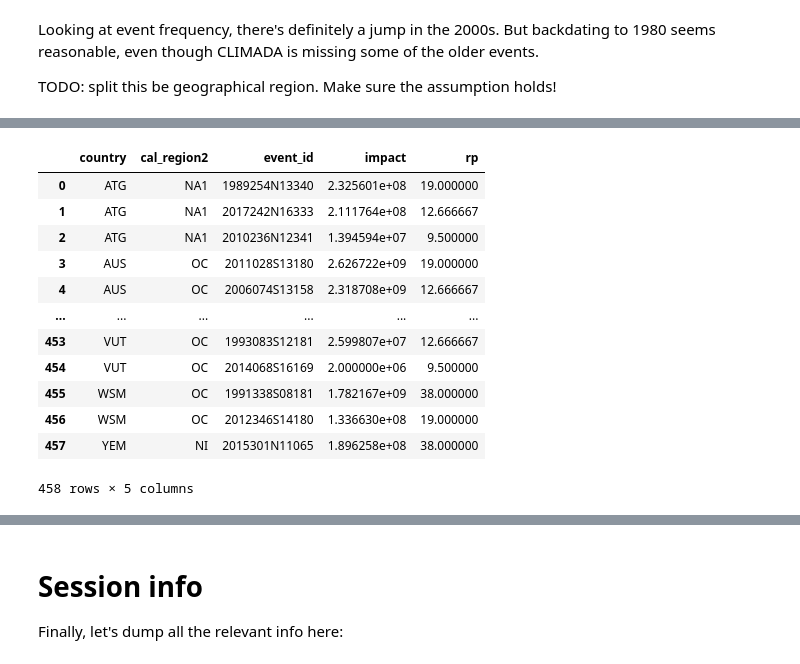
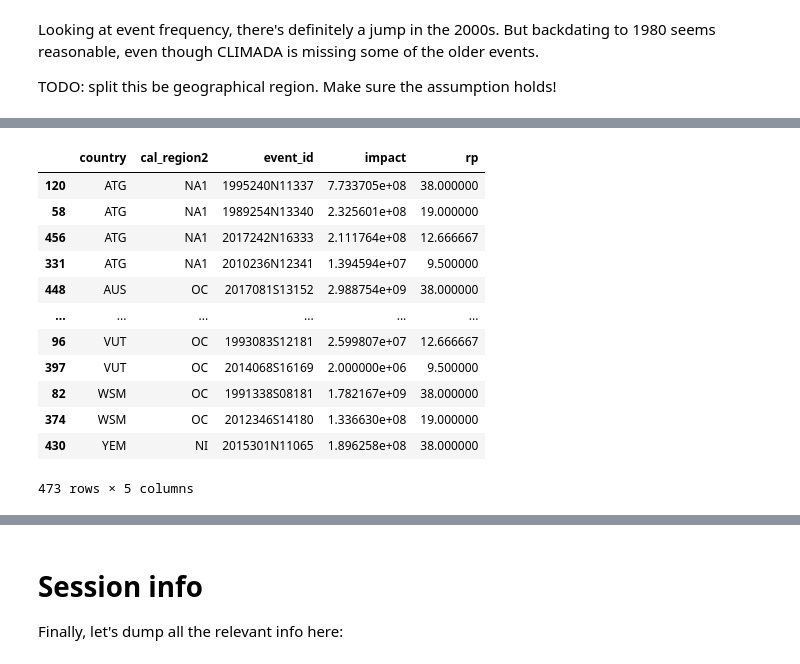
Before and after one commit to ChrisFairless/nccs-supply-chain, a Jupyter notebook: resources/observations/scripts/TC.ipynb, the cells around one changed output, grey strips where cells are left out. Drawn from its saved outputs; the diff is of its cells as text; code cells hidden in the pictures.

```diff
--- a/resources/observations/scripts/TC.ipynb
+++ b/resources/observations/scripts/TC.ipynb
@@ -160,20 +165,20 @@ rps = rps[['country', 'region_id', 'cal_region2', 'year', 'EM_ID',\
 # %%
 rps.to_csv(Path(output_dir, 'tc_full.csv'), index=False)
 # %%
-rps_final = rps_final[['country', 'cal_region2', 'ibtracsID', 'emdat_impact_scaled', 'rp']].rename(columns={'ibtracsID': 'event_id', 'emdat_impact_scaled': 'impact'})
-rps_final.to_csv(Path(output_dir, 'tc.csv'), index=False)
-rps_final
+rps_country = rps[['country', 'cal_region2', 'ibtracsID', 'emdat_impact_scaled', 'rp']].rename(columns={'ibtracsID': 'event_id', 'emdat_impact_scaled': 'impact'})
+rps_country.to_csv(Path(output_dir, 'tc_country.csv'), index=False)
+rps_country
 # %% [output]
 |  | country | cal_region2 | event_id | impact | rp |
-| 0 | ATG | NA1 | 1989254N13340 | 2.325601e+08 | 19.000000 |
-| 1 | ATG | NA1 | 2017242N16333 | 2.111764e+08 | 12.666667 |
-| 2 | ATG | NA1 | 2010236N12341 | 1.394594e+07 | 9.500000 |
-| 3 | AUS | OC | 2011028S13180 | 2.626722e+09 | 19.000000 |
-| 4 | AUS | OC | 2006074S13158 | 2.318708e+09 | 12.666667 |
+| 120 | ATG | NA1 | 1995240N11337 | 7.733705e+08 | 38.000000 |
+| 58 | ATG | NA1 | 1989254N13340 | 2.325601e+08 | 19.000000 |
+| 456 | ATG | NA1 | 2017242N16333 | 2.111764e+08 | 12.666667 |
+| 331 | ATG | NA1 | 2010236N12341 | 1.394594e+07 | 9.500000 |
+| 448 | AUS | OC | 2017081S13152 | 2.988754e+09 | 38.000000 |
 | ... | ... | ... | ... | ... | ... |
-| 453 | VUT | OC | 1993083S12181 | 2.599807e+07 | 12.666667 |
-| 454 | VUT | OC | 2014068S16169 | 2.000000e+06 | 9.500000 |
-| 455 | WSM | OC | 1991338S08181 | 1.782167e+09 | 38.000000 |
-| 456 | WSM | OC | 2012346S14180 | 1.336630e+08 | 19.000000 |
-| 457 | YEM | NI | 2015301N11065 | 1.896258e+08 | 38.000000 |
+| 96 | VUT | OC | 1993083S12181 | 2.599807e+07 | 12.666667 |
+| 397 | VUT | OC | 2014068S16169 | 2.000000e+06 | 9.500000 |
+| 82 | WSM | OC | 1991338S08181 | 1.782167e+09 | 38.000000 |
+| 374 | WSM | OC | 2012346S14180 | 1.336630e+08 | 19.000000 |
+| 430 | YEM | NI | 2015301N11065 | 1.896258e+08 | 38.000000 |
-458 rows × 5 columns
+473 rows × 5 columns
```
Also changed, not shown: parts of 9 cells of this notebook, 2 other files.
